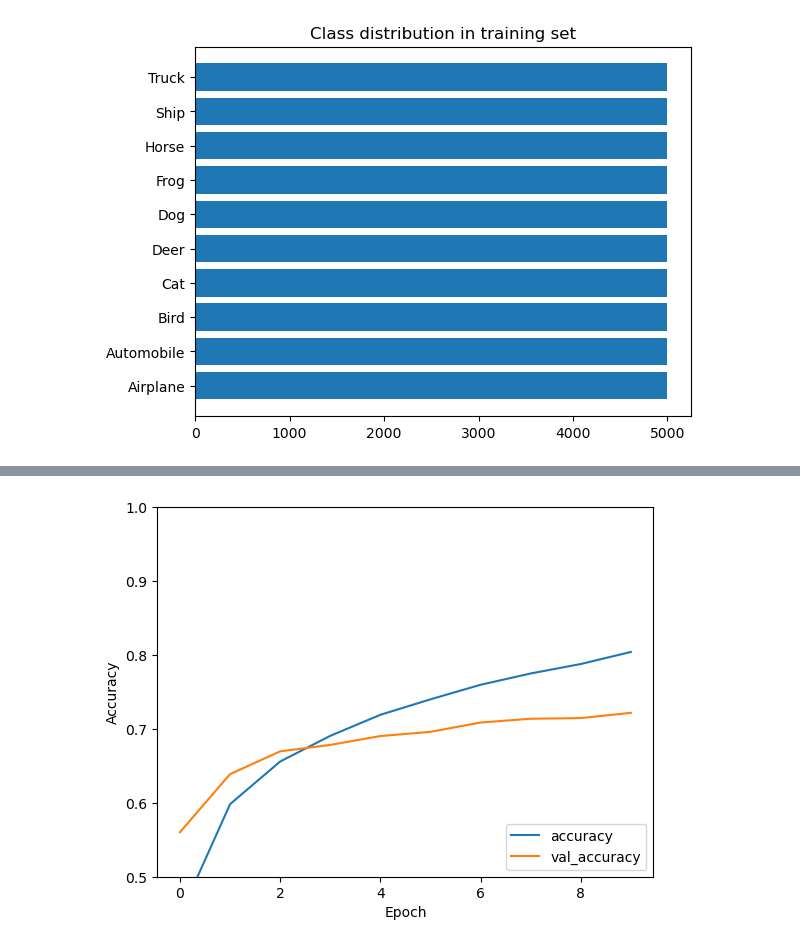
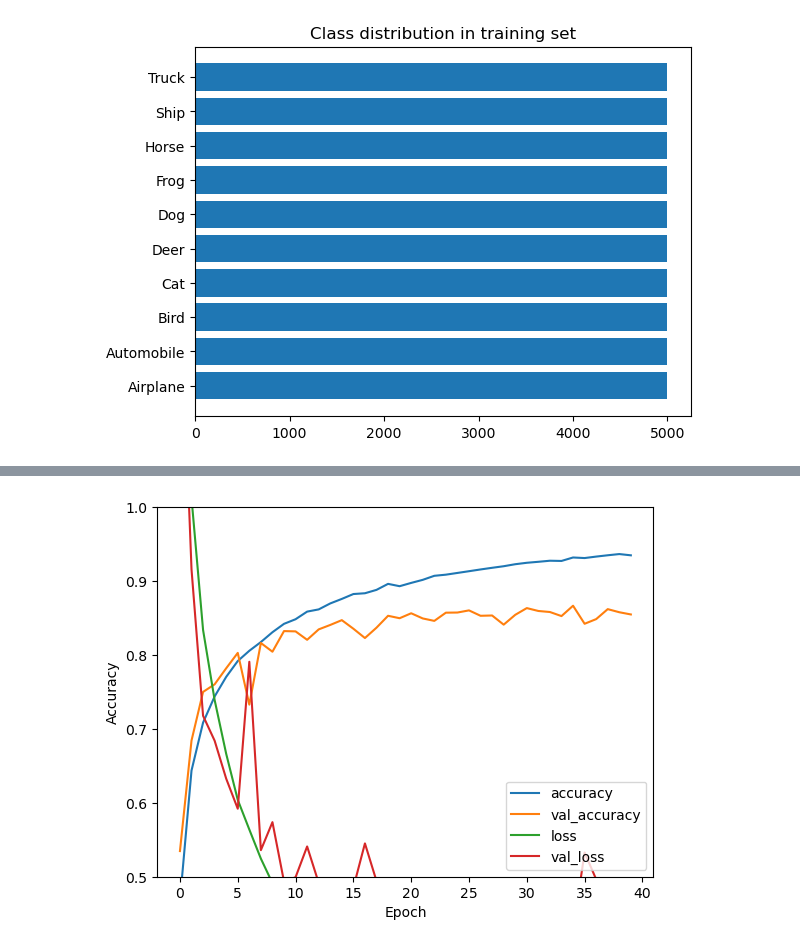
Before and after one commit to domco545/MachineLearning-FinalProject, a Jupyter notebook: final_project.ipynb, the cells around one changed output, grey strips where cells are left out. Drawn from its saved outputs; the diff is of its cells as text; code cells hidden in the pictures.

Commit message:
Improved model

```diff
--- a/final_project.ipynb
+++ b/final_project.ipynb
@@ -66,9 +88,13 @@ model.add(layers.Conv2D(64, (3, 3), activation='relu'))
 # Dense layers take vectors as input (which are 1D)
 # Current output is a 3D tensor so we need to flatten (or unroll) the 3D output to 1D
 model.add(layers.Flatten())
-model.add(layers.Dense(64, activation='relu'))
+
+model.add(layers.Dense(128, activation='relu'))
+model.add(BatchNormalization())
+model.add(Dropout(0.5))
+
 # CIFAR has 10 output classes, so we use a final Dense layer with 10 outputs.
-model.add(layers.Dense(10))
+model.add(layers.Dense(10, activation='softmax'))
 # %%
 # Verify model is correct
 model.summary()
@@ -115,9 +141,11 @@ cp_callback = tf.keras.callbacks.ModelCheckpoint(filepath= checkpoint_path,
 # algorithm and the ‘RMSP’ algorithm.
 model.compile(optimizer='adam',
               loss=tf.keras.losses.SparseCategoricalCrossentropy(from_logits=True),
-              metrics=['accuracy'],
-              callbacks=[early_stop, cp_callback])
+              metrics=['accuracy'])
 
-history = model.fit(train_images, train_labels, epochs=40,
-                    validation_data=(test_images, test_labels))
+history = model.fit(train_images,
+                    train_labels,
+                    epochs=40,
+                    validation_data=(test_images, test_labels),
+                    callbacks=[cp_callback]) #early_stop,
 # %% [output]
@@ -151,12 +177,10 @@ model.save('model.h5')
 # Evaluate model
 plt.plot(history.history['accuracy'], label='accuracy')
 plt.plot(history.history['val_accuracy'], label = 'val_accuracy')
+plt.plot(history.history['loss'], label = 'loss')
+plt.plot(history.history['val_loss'], label = 'val_loss')
 plt.xlabel('Epoch')
 plt.ylabel('Accuracy')
 plt.ylim([0.5, 1])
 plt.legend(loc='lower right')
-
-test_loss, test_acc = model.evaluate(test_images, test_labels, verbose=2)
-
-print("Test accuracy: {}%").format(test_acc)
 # %% [output]
@@ -164 +188 @@ print("Test accuracy: {}%").format(test_acc)
-[figure, old version]
+[figure, new version]
```
Also changed, not shown: parts of 8 cells of this notebook.
